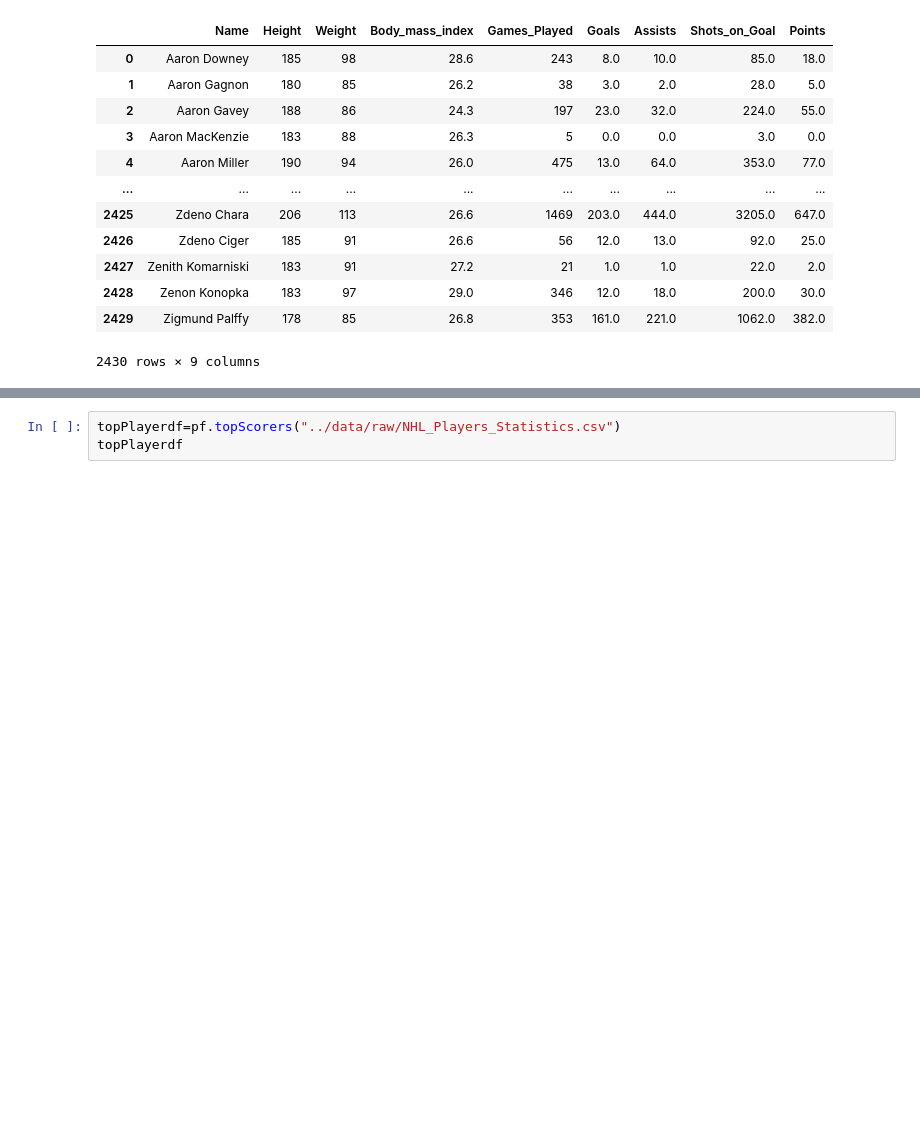
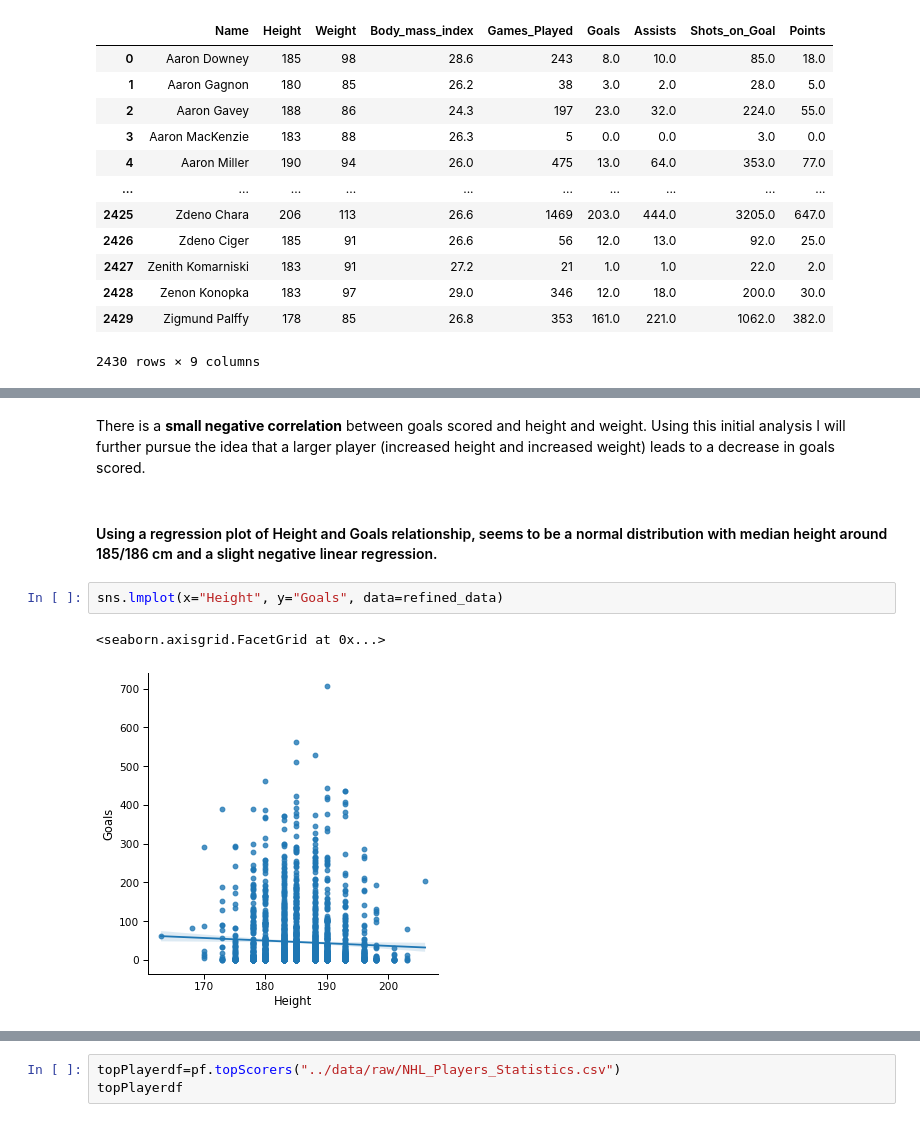
Before and after one commit to data301-2021-winter1/project-group38-project, a Jupyter notebook: notebooks/analysis1.ipynb, the cells around one changed output, grey strips where cells are left out. Cells and saved outputs as stored; diff of their text form; blank space fills up the shorter version.

```diff
--- a/notebooks/analysis1.ipynb
+++ b/notebooks/analysis1.ipynb
@@ -217,0 +176,9 @@ refined_data
+# %% [markdown]
+There is a **small negative correlation** between goals scored and height and weight. Using this initial analysis I will further pursue the idea that a larger player (increased height and increased weight) leads to a decrease in goals scored.
+# %% [markdown]
+#### Using a regression plot of Height and Goals relationship, seems to be a normal distribution with median height around 185/186 cm and a slight negative linear regression.
+# %%
+sns.lmplot(x="Height", y="Goals", data=refined_data)
+# %% [output]
+<seaborn.axisgrid.FacetGrid at 0x...>
+[figure, added]
```
Also changed, not shown: parts of 54 cells of this notebook.
